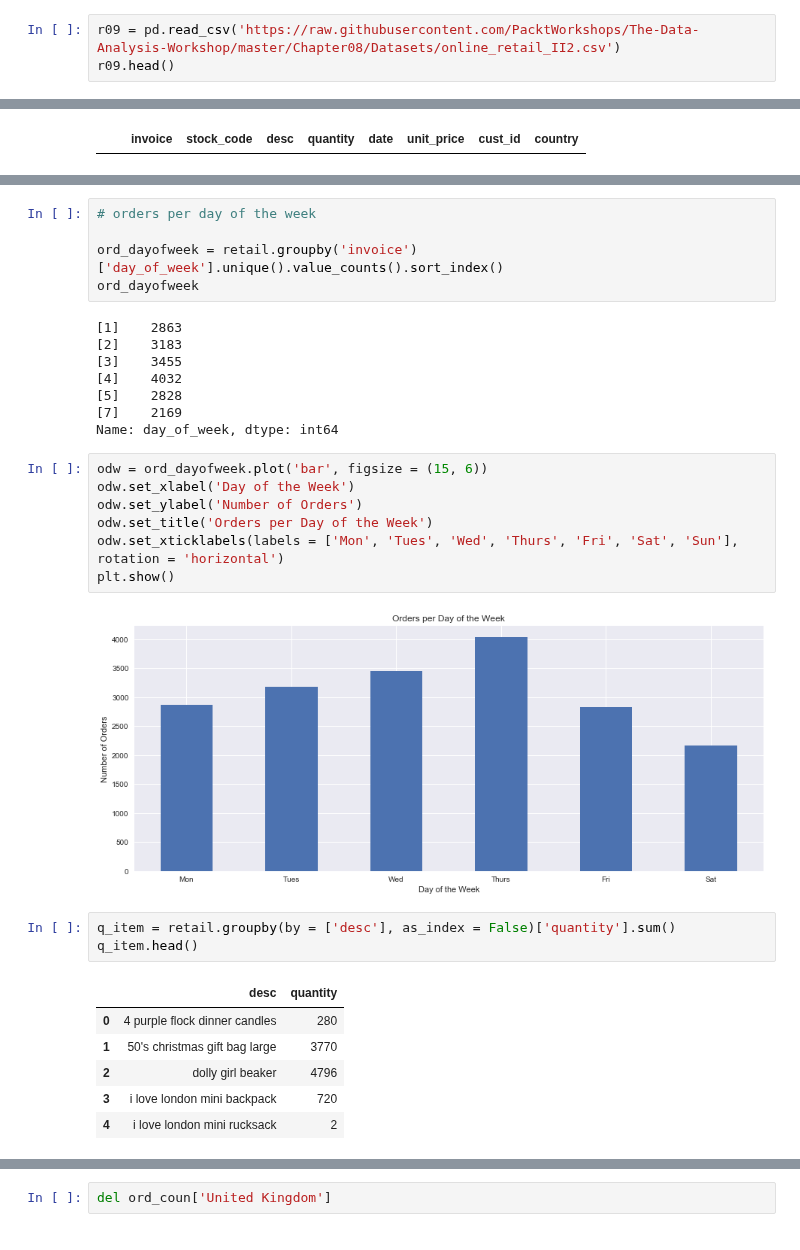
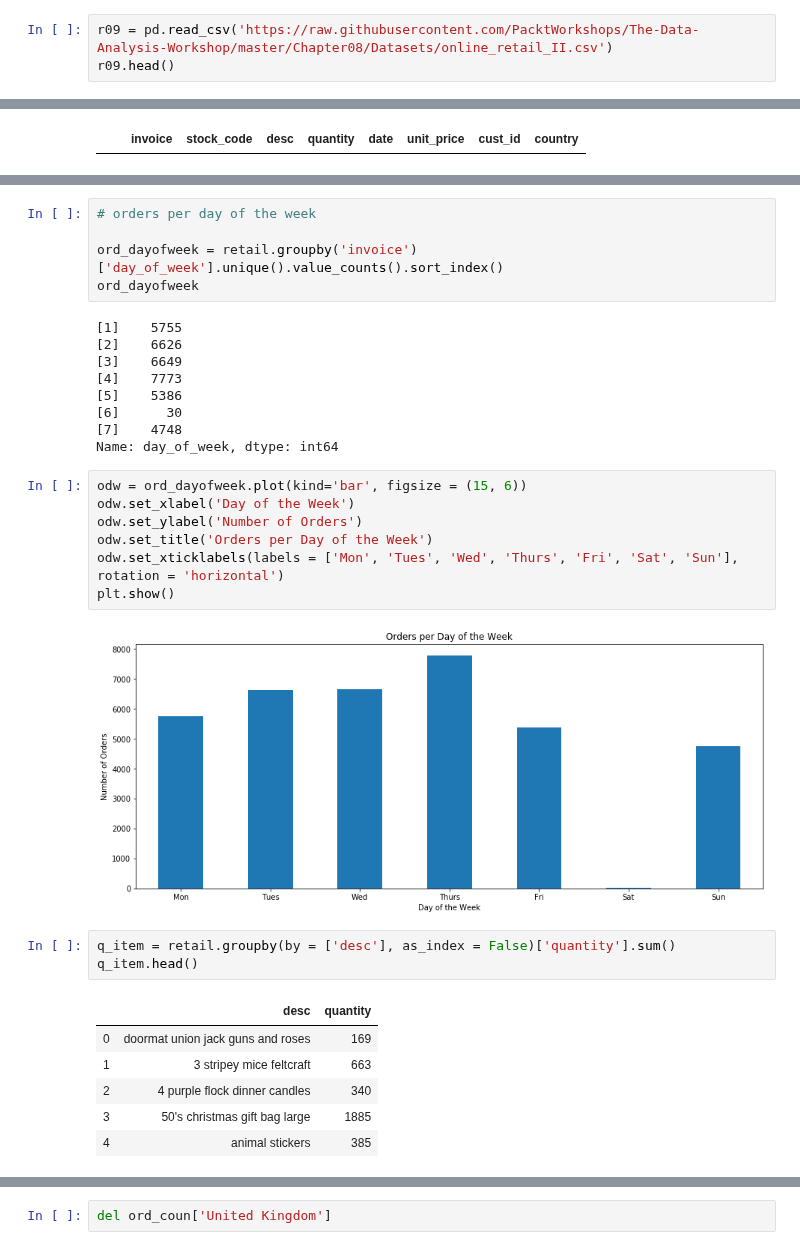
Before and after one commit to PacktWorkshops/The-Data-Analysis-Workshop, a Jupyter notebook: Chapter08/Activity8.01/Activity8.01.ipynb, the cells around one changed output, grey strips where cells are left out. Drawn from its saved outputs; the diff is of its cells as text.

```diff
--- a/Chapter08/Activity8.01/Activity8.01.ipynb
+++ b/Chapter08/Activity8.01/Activity8.01.ipynb
@@ -14,7 +12,7 @@ You should consider upgrading via the 'python -m pip install --upgrade pip' comm
 # %%
 import plotly.express as px
 # %%
-r09 = pd.read_csv('https://raw.githubusercontent.com/PacktWorkshops/The-Data-Analysis-Workshop/master/Chapter08/Datasets/online_retail_II2.csv')
+r09 = pd.read_csv('https://raw.githubusercontent.com/PacktWorkshops/The-Data-Analysis-Workshop/master/Chapter08/Datasets/online_retail_II.csv')
 r09.head()
 # %% [output]
 |  | Invoice | StockCode | Description | Quantity | InvoiceDate | Price | Customer ID | Country |
@@ -483,32 +475,33 @@ plt.show()
 ord_dayofweek = retail.groupby('invoice')['day_of_week'].unique().value_counts().sort_index()
 ord_dayofweek
 # %% [output]
-[1]    2863
-[2]    3183
-[3]    3455
-[4]    4032
-[5]    2828
-[7]    2169
+[1]    5755
+[2]    6626
+[3]    6649
+[4]    7773
+[5]    5386
+[6]      30
+[7]    4748
 Name: day_of_week, dtype: int64
 # %%
-odw = ord_dayofweek.plot('bar', figsize = (15, 6))
+odw = ord_dayofweek.plot(kind='bar', figsize = (15, 6))
 odw.set_xlabel('Day of the Week')
 odw.set_ylabel('Number of Orders')
 odw.set_title('Orders per Day of the Week')
 odw.set_xticklabels(labels = ['Mon', 'Tues', 'Wed', 'Thurs', 'Fri', 'Sat', 'Sun'], rotation = 'horizontal')
 plt.show()
 # %% [output]
-[figure, old version]
+[figure, new version]
 # %%
 q_item = retail.groupby(by = ['desc'], as_index = False)['quantity'].sum()
 q_item.head()
 # %% [output]
 |  | desc | quantity |
-| 0 | 4 purple flock dinner candles | 280 |
-| 1 | 50's christmas gift bag large | 3770 |
-| 2 | dolly girl beaker | 4796 |
-| 3 | i love london mini backpack | 720 |
-| 4 | i love london mini rucksack | 2 |
+| 0 | doormat union jack guns and roses | 169 |
+| 1 | 3 stripey mice feltcraft | 663 |
+| 2 | 4 purple flock dinner candles | 340 |
+| 3 | 50's christmas gift bag large | 1885 |
+| 4 | animal stickers | 385 |
 # %%
 q_item.sort_values(by = 'quantity', ascending = False).head()
 # %% [output]
```
Also changed, not shown: parts of 52 cells of this notebook.
